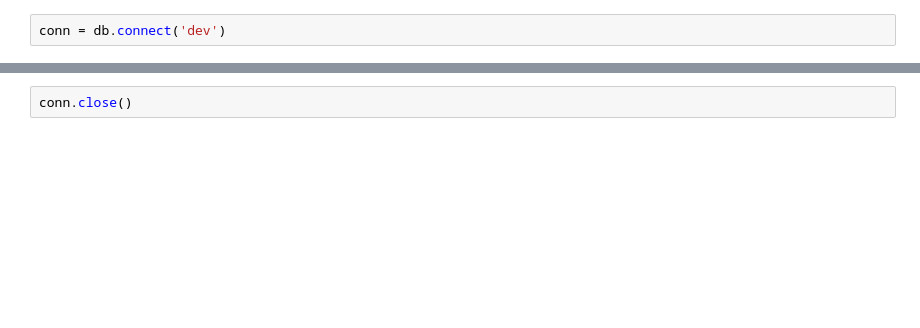
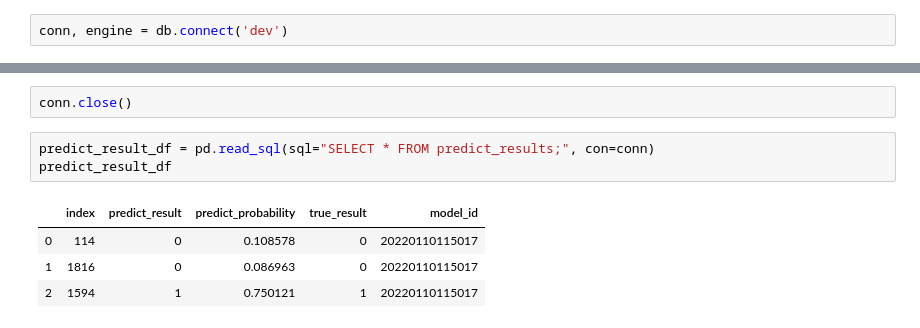
Before and after one commit to NobuYoshi928/FlaskApp, a Jupyter notebook: ml/operate_db.ipynb, the cells around one changed output, grey strips where cells are left out. Drawn from its saved outputs; the diff is of its cells as text; blank space fills up the shorter version.

```diff
--- a/ml/operate_db.ipynb
+++ b/ml/operate_db.ipynb
@@ -7,4 +9,4 @@ from utils import ml_workflow, db
 
 warnings.filterwarnings("ignore")
 # %%
-conn = db.connect('dev')
+conn, engine = db.connect('dev')
@@ -47,2 +142,10 @@ db.fetch_all(conn, sql)
 # %%
 conn.close()
+# %%
+predict_result_df = pd.read_sql(sql="SELECT * FROM predict_results;", con=conn)
+predict_result_df
+# %% [output]
+|  | index | predict_result | predict_probability | true_result | model_id |
+| 0 | 114 | 0 | 0.108578 | 0 | 20220110115017 |
+| 1 | 1816 | 0 | 0.086963 | 0 | 20220110115017 |
+| 2 | 1594 | 1 | 0.750121 | 1 | 20220110115017 |
```
Also changed, not shown: parts of 21 cells of this notebook, 4 other files.
